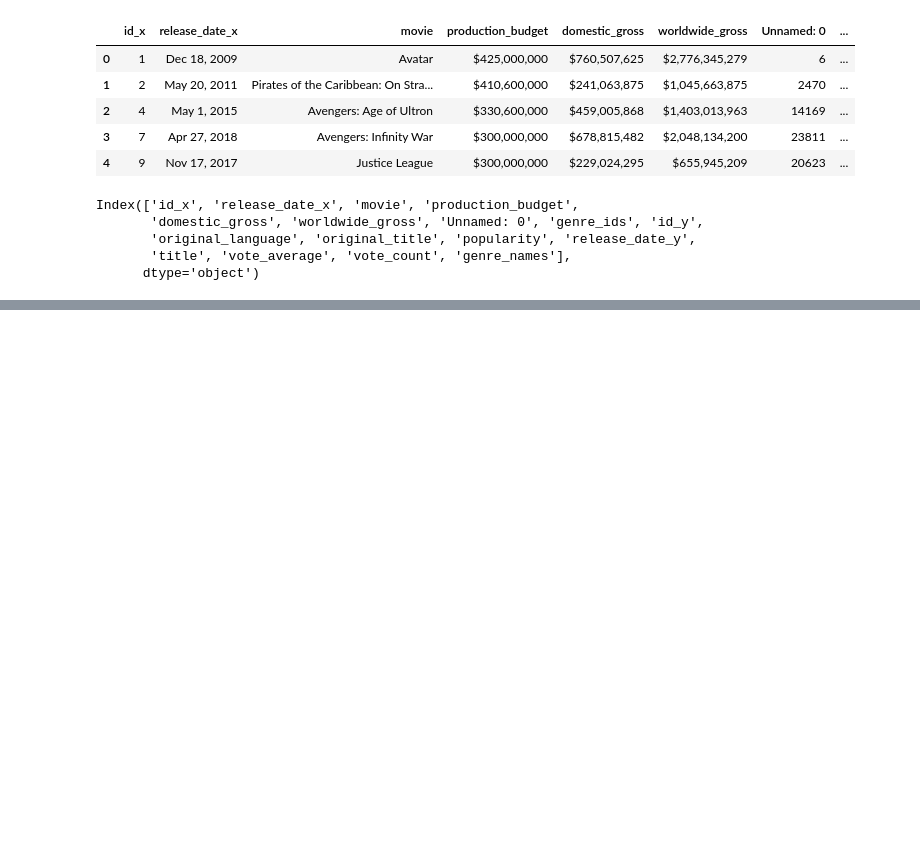
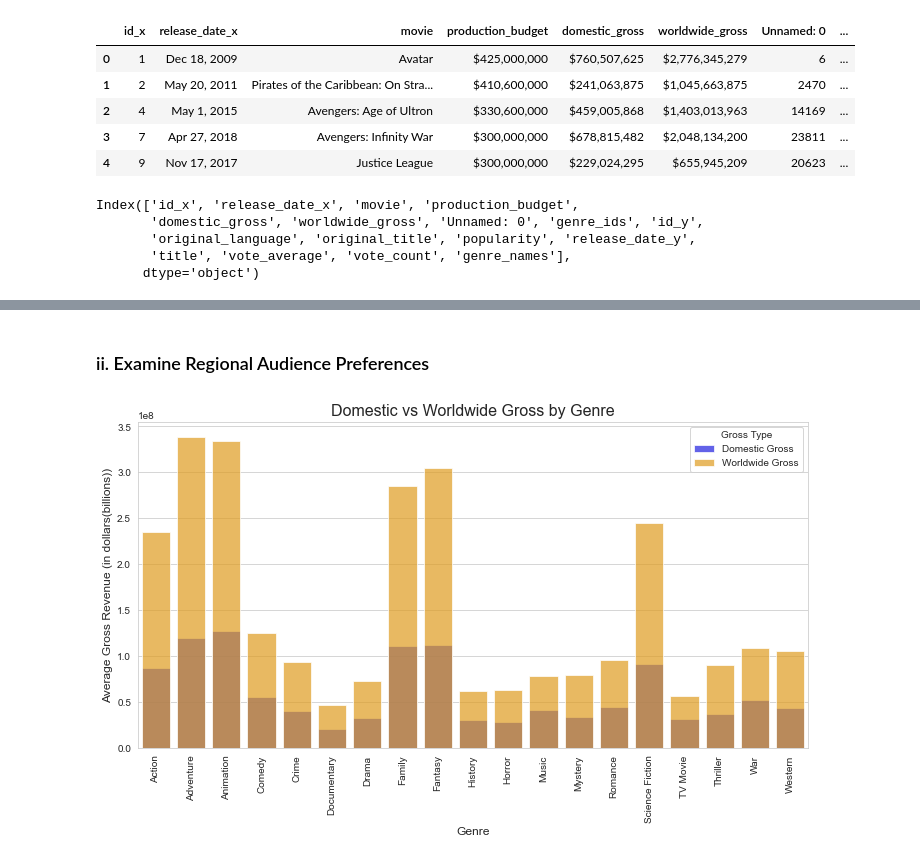
Before and after one commit to billysambasi/Group7_Phase_2_Project, a Jupyter notebook: student-bs.ipynb, the cells around one changed output, grey strips where cells are left out. Cells and saved outputs as stored; diff of their text form; code cells hidden in the pictures; blank space fills up the shorter version.

```diff
--- a/student-bs.ipynb
+++ b/student-bs.ipynb
@@ -280,0 +487,21 @@ selected_merged_movies.head()
+# %% [markdown]
+### ii. Examine Regional Audience Preferences
+# %%
+# Explode the genre_names column to separate each genre into its own row
+exploded_movies_info = selected_merged_movies_info.explode('genre_names')
+
+# Group by genre and calculate average domestic and worldwide gross
+regional_trends = exploded_movies_info.groupby('genre_names')[['domestic_gross', 'worldwide_gross']].mean().reset_index()
+
+# Plot domestic vs worldwide gross by genre
+plt.figure(figsize=(12, 6))
+sns.barplot(x='genre_names', y='domestic_gross', data=regional_trends, label='Domestic Gross', color='blue', alpha=0.7)
+sns.barplot(x='genre_names', y='worldwide_gross', data=regional_trends, label='Worldwide Gross', color='orange', alpha=0.7)
+plt.title('Domestic vs Worldwide Gross by Genre', fontsize=16)
+plt.ylabel('Average Gross Revenue (in dollars(billions))', fontsize=12)
+plt.xlabel('Genre', fontsize=12)
+plt.legend(title='Gross Type')
+plt.xticks(rotation=90)
+plt.show()
+# %% [output]
+[figure, added]
```
Also changed, not shown: parts of 36 cells of this notebook.
